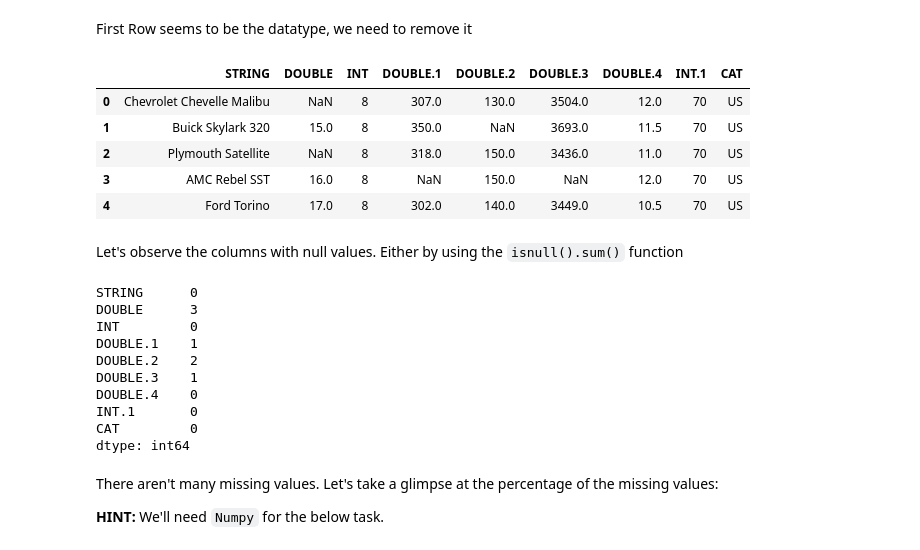
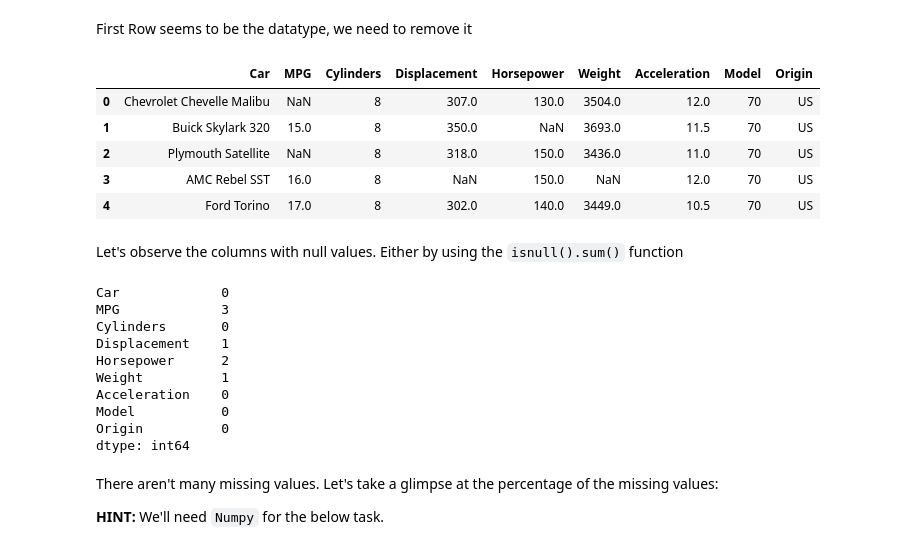
Before and after one commit to ParthiOS/PROG8245Lab4, a Jupyter notebook: week5Lab_Students.ipynb, the cells around one changed output. Cells and saved outputs as stored; diff of their text form; code cells hidden in the pictures.

```diff
--- a/week5Lab_Students.ipynb
+++ b/week5Lab_Students.ipynb
@@ -272,11 +291,12 @@ Start by reading the dataset related to car models: ./CSVs/cars.csv
 # %% [markdown]
 First Row seems to be the datatype, we need to remove it
 # %%
-car_df = pd.read_csv("cars.csv", encoding="unicode_escape", sep=";", skiprows=1)
+## read and display car.csv file
+car_df = pd.read_csv("cars.csv", encoding="unicode_escape", sep=";", skiprows=[1])
 
 car_df.head()
 # %% [output]
-|  | STRING | DOUBLE | INT | DOUBLE.1 | DOUBLE.2 | DOUBLE.3 | DOUBLE.4 | INT.1 | CAT |
+|  | Car | MPG | Cylinders | Displacement | Horsepower | Weight | Acceleration | Model | Origin |
 | 0 | Chevrolet Chevelle Malibu | NaN | 8 | 307.0 | 130.0 | 3504.0 | 12.0 | 70 | US |
 | 1 | Buick Skylark 320 | 15.0 | 8 | 350.0 | NaN | 3693.0 | 11.5 | 70 | US |
 | 2 | Plymouth Satellite | NaN | 8 | 318.0 | 150.0 | 3436.0 | 11.0 | 70 | US |
@@ -285,18 +305,19 @@ car_df.head()
 # %% [markdown]
 Let's observe the columns with null values.  Either by using the `isnull().sum()` function
 # %%
+# columns with null values
 total_miss = car_df.isnull().sum()
 print(total_miss)
 # %% [output]
-STRING      0
-DOUBLE      3
-INT         0
-DOUBLE.1    1
-DOUBLE.2    2
-DOUBLE.3    1
-DOUBLE.4    0
-INT.1       0
-CAT         0
+Car             0
+MPG             3
+Cylinders       0
+Displacement    1
+Horsepower      2
+Weight          1
+Acceleration    0
+Model           0
+Origin          0
 dtype: int64
 # %% [markdown]
 There aren't many missing values. Let's take a glimpse at the percentage of the missing values:
```
Also changed, not shown: parts of 35 cells of this notebook.
